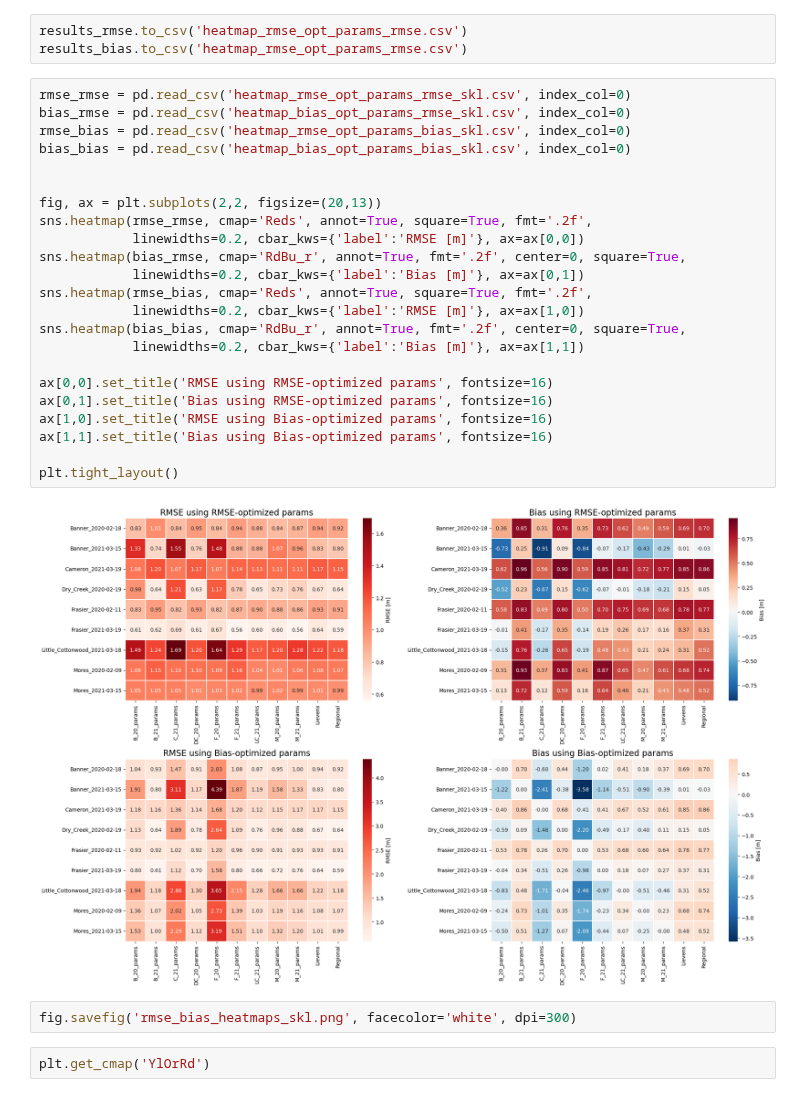
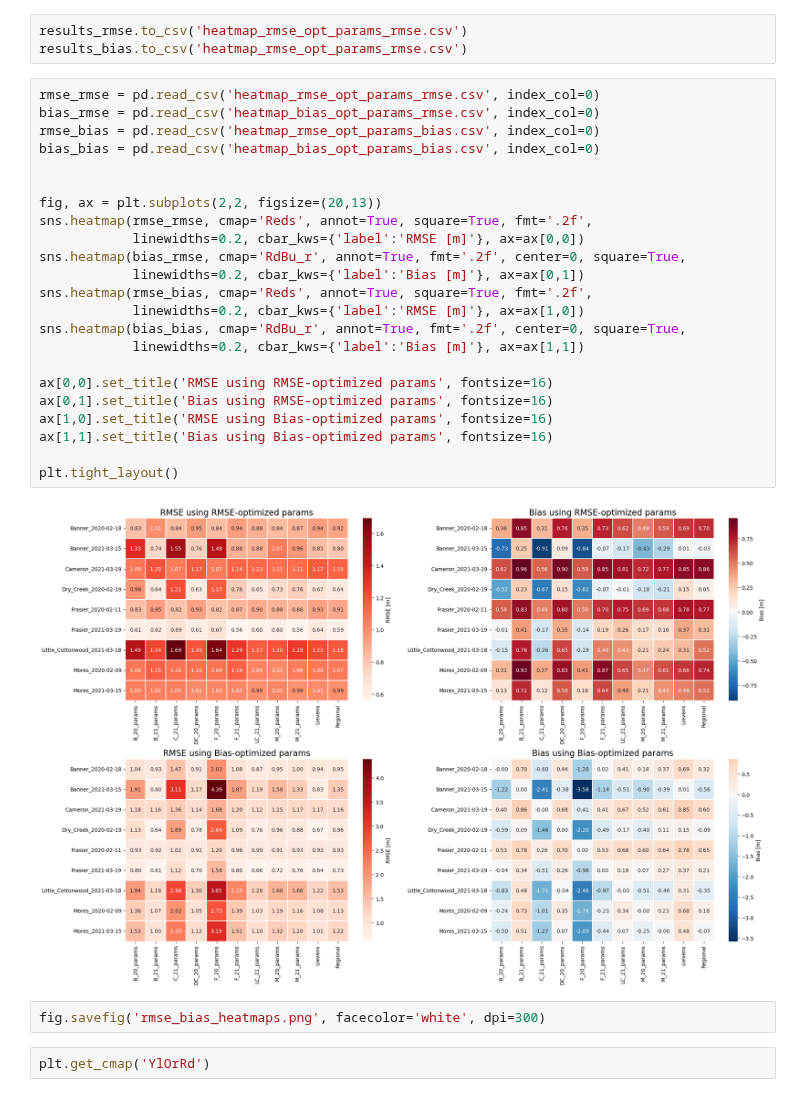
Before and after one commit to SnowEx/spicy-snow, a Jupyter notebook: contrib/palomaki/param_opt_numpy.ipynb, the cells around one changed output. Saved outputs shown, nothing was run; the diff lists cells and outputs as text.

```diff
--- a/contrib/palomaki/param_opt_numpy.ipynb
+++ b/contrib/palomaki/param_opt_numpy.ipynb
@@ -212,32 +241,32 @@ for f in files:
 results_rmse.to_csv('heatmap_rmse_opt_params_rmse.csv')
 results_bias.to_csv('heatmap_rmse_opt_params_rmse.csv')
 # %%
-rmse_rmse = pd.read_csv('heatmap_rmse_opt_params_rmse_skl.csv', index_col=0)
-bias_rmse = pd.read_csv('heatmap_bias_opt_params_rmse_skl.csv', index_col=0)
-rmse_bias = pd.read_csv('heatmap_rmse_opt_params_bias_skl.csv', index_col=0)
-bias_bias = pd.read_csv('heatmap_bias_opt_params_bias_skl.csv', index_col=0)
+rmse_rmse = pd.read_csv('heatmap_rmse_opt_params_rmse.csv', index_col=0)
+bias_rmse = pd.read_csv('heatmap_bias_opt_params_rmse.csv', index_col=0)
+rmse_bias = pd.read_csv('heatmap_rmse_opt_params_bias.csv', index_col=0)
+bias_bias = pd.read_csv('heatmap_bias_opt_params_bias.csv', index_col=0)
 
 
 fig, ax = plt.subplots(2,2, figsize=(20,13))
 sns.heatmap(rmse_rmse, cmap='Reds', annot=True, square=True, fmt='.2f',
             linewidths=0.2, cbar_kws={'label':'RMSE [m]'}, ax=ax[0,0])
 sns.heatmap(bias_rmse, cmap='RdBu_r', annot=True, fmt='.2f', center=0, square=True,
             linewidths=0.2, cbar_kws={'label':'Bias [m]'}, ax=ax[0,1])
 sns.heatmap(rmse_bias, cmap='Reds', annot=True, square=True, fmt='.2f',
             linewidths=0.2, cbar_kws={'label':'RMSE [m]'}, ax=ax[1,0])
 sns.heatmap(bias_bias, cmap='RdBu_r', annot=True, fmt='.2f', center=0, square=True,
             linewidths=0.2, cbar_kws={'label':'Bias [m]'}, ax=ax[1,1])
 
 ax[0,0].set_title('RMSE using RMSE-optimized params', fontsize=16)
 ax[0,1].set_title('Bias using RMSE-optimized params', fontsize=16)
 ax[1,0].set_title('RMSE using Bias-optimized params', fontsize=16)
 ax[1,1].set_title('Bias using Bias-optimized params', fontsize=16)
 
 plt.tight_layout()
 # %% [output]
-[figure, old version]
+[figure, new version]
 # %%
-fig.savefig('rmse_bias_heatmaps_skl.png', facecolor='white', dpi=300)
+fig.savefig('rmse_bias_heatmaps.png', facecolor='white', dpi=300)
 # %%
 plt.get_cmap('YlOrRd')
 # %% [output]
```
Also changed, not shown: parts of 5 cells of this notebook, 2 other files.
